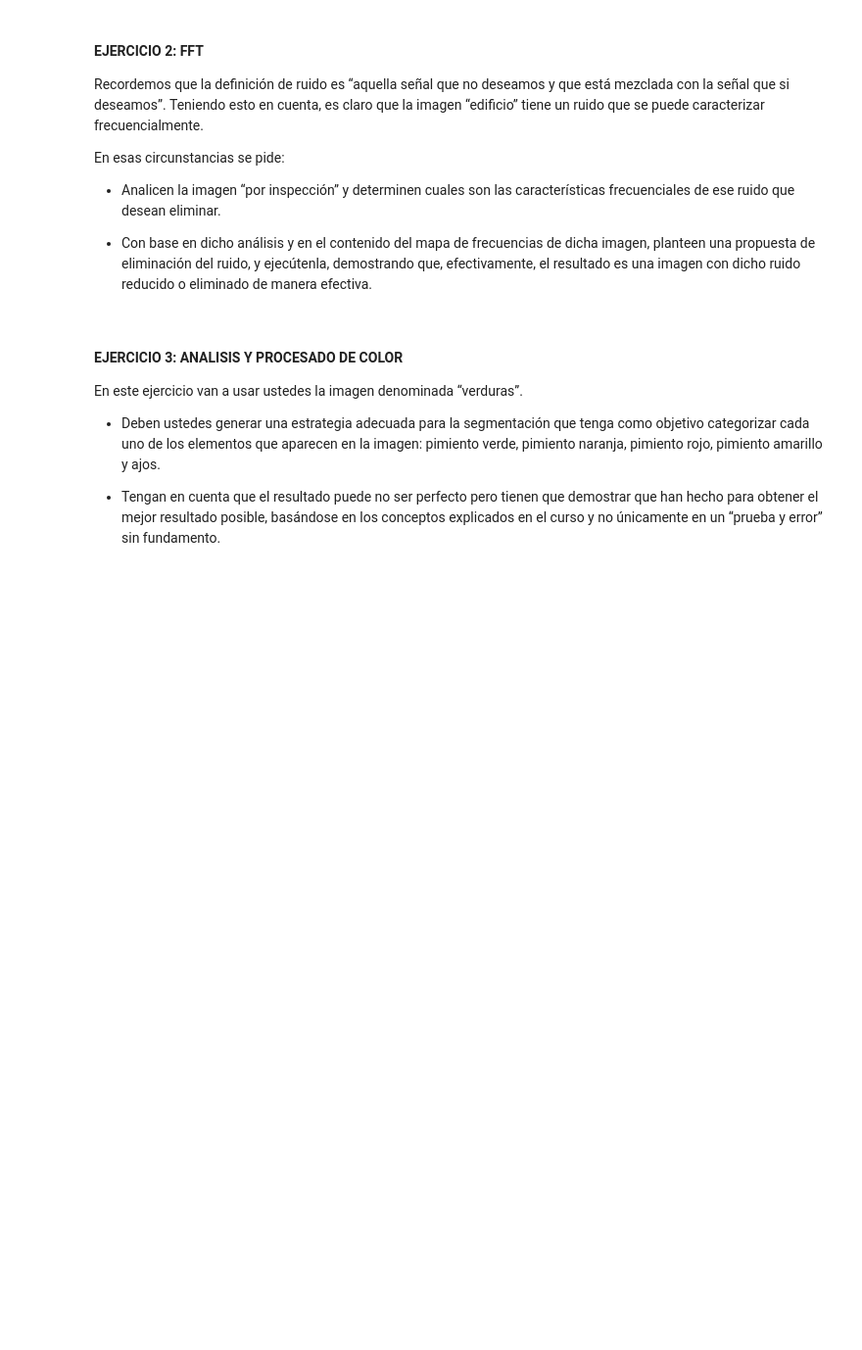
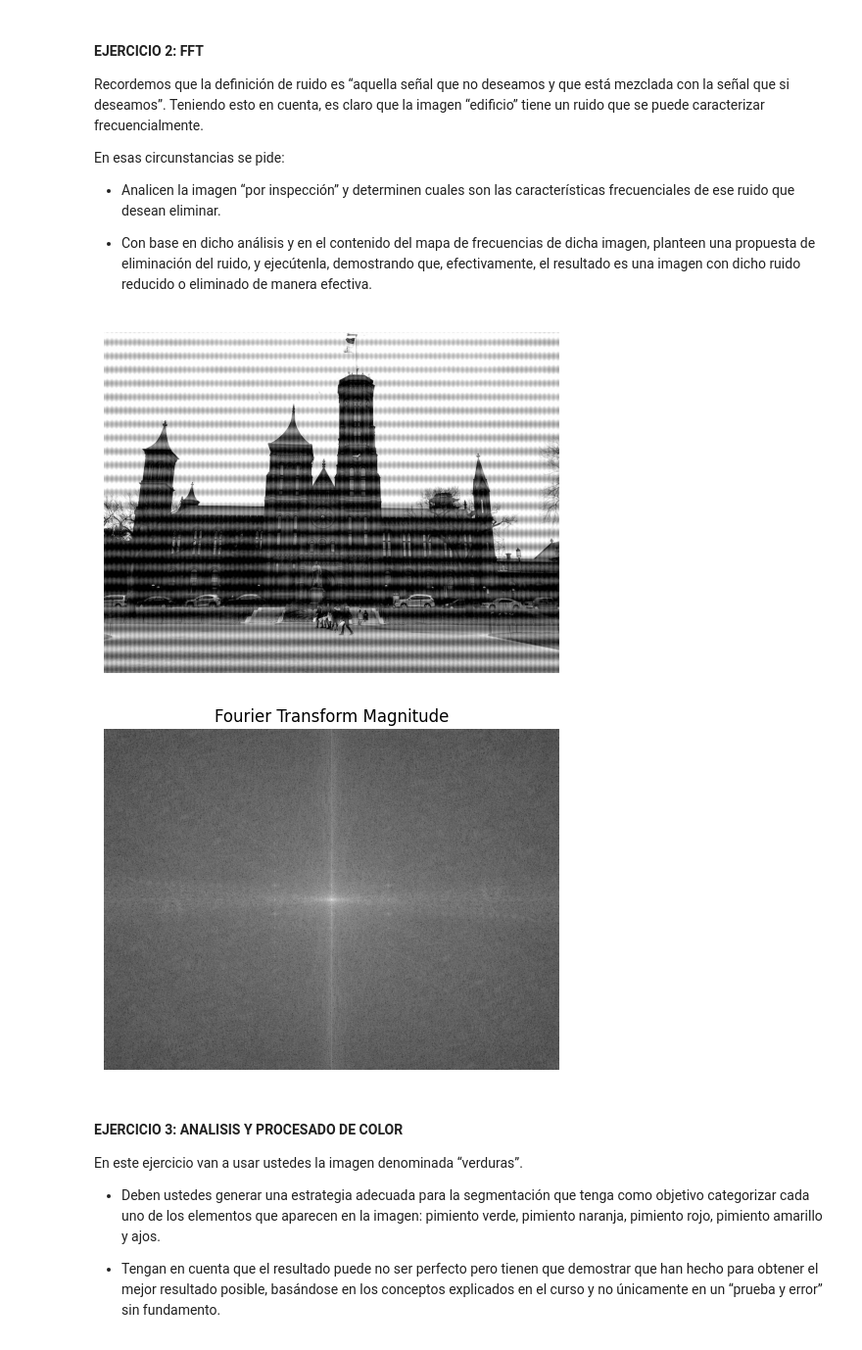
Before and after one commit to KalebG13/Sistemas-de-vision, a Jupyter notebook: Lab_2/Lab_2.ipynb, the cells around one changed output. Shown at 98% size. Saved outputs shown, nothing was run; the diff lists cells and outputs as text; code cells hidden in the pictures; blank space fills up the shorter version.

```diff
--- a/Lab_2/Lab_2.ipynb
+++ b/Lab_2/Lab_2.ipynb
@@ -20,7 +20,42 @@ En esas circunstancias se pide:
 * Con base en dicho análisis y en el contenido del mapa de frecuencias de dicha imagen, planteen una propuesta de eliminación del ruido, y ejecútenla, demostrando que, efectivamente, el resultado es una imagen con dicho
 ruido reducido o eliminado de manera efectiva.
 # %%
-# Code
+import numpy as np
+import cv2 as cv
+from matplotlib import pyplot as plt
+import os
+
+img_ed = cv.imread('EDIFICIO.jpg', cv.IMREAD_GRAYSCALE)
+assert img_ed is not None, "file could not be read, check with os.path.exists()"
+
+# Compute the discrete Fourier Transform of the image
+fourier = cv.dft(np.float32(img_ed), flags=cv.DFT_COMPLEX_OUTPUT)
+
+# Shift the zero-frequency component to the center of the spectrum
+fourier_shift = np.fft.fftshift(fourier)
+
+# calculate the magnitude of the Fourier Transform
+magnitude = 20*np.log(cv.magnitude(fourier_shift[:,:,0],fourier_shift[:,:,1]))
+
+# Scale the magnitude for display
+magnitude = cv.normalize(magnitude, None, 0, 255, cv.NORM_MINMAX, cv.CV_8UC1)
+
+# Display
+# ** En Jupyter, usar matplotlib en lugar de cv.imshow **
+plt.figure(figsize=(6,6))
+plt.imshow(img_ed, cmap='gray', vmin=0, vmax=255)
+plt.axis('off')
+plt.show()
+
+# Display the magnitude of the Fourier Transform
+plt.figure(figsize=(6,6))
+plt.imshow(magnitude, cmap='gray')
+plt.axis('off')
+plt.title('Fourier Transform Magnitude')
+plt.show()
+# %% [output]
+[figure, added]
+[figure, added]
 # %% [markdown]
 #### EJERCICIO 3: ANALISIS Y PROCESADO DE COLOR
 
```
Also changed, not shown: 1 other file.
